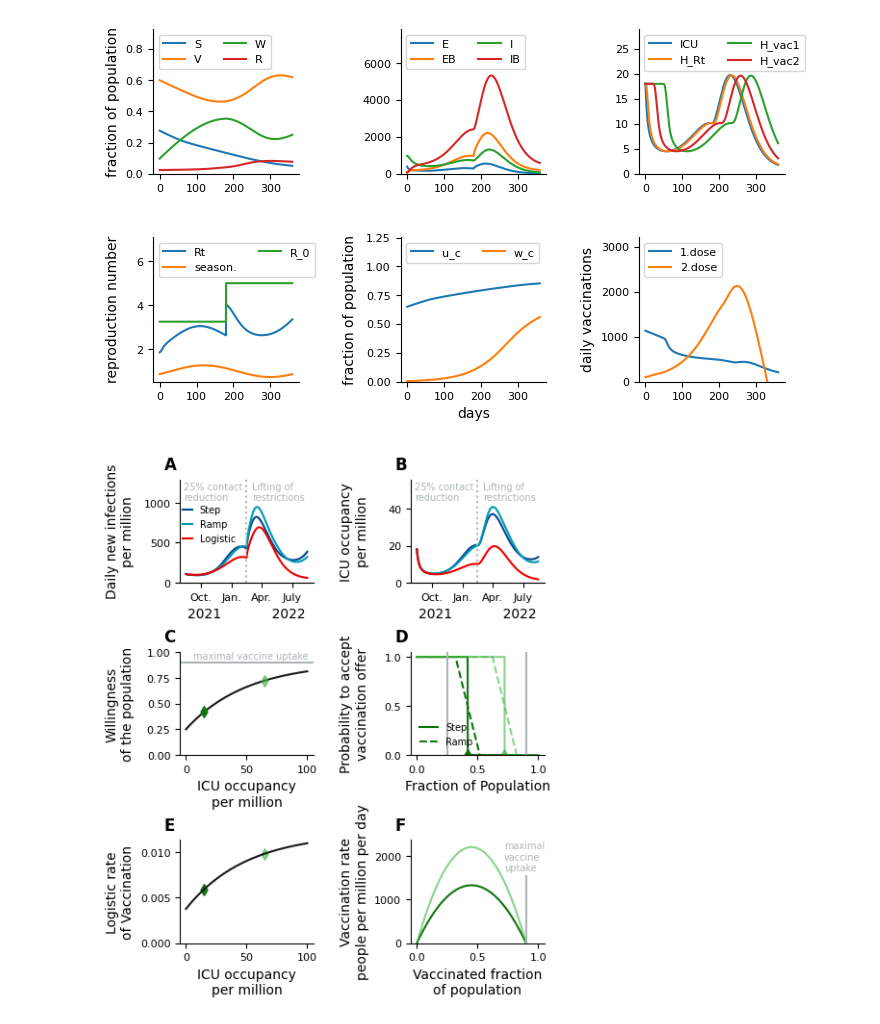
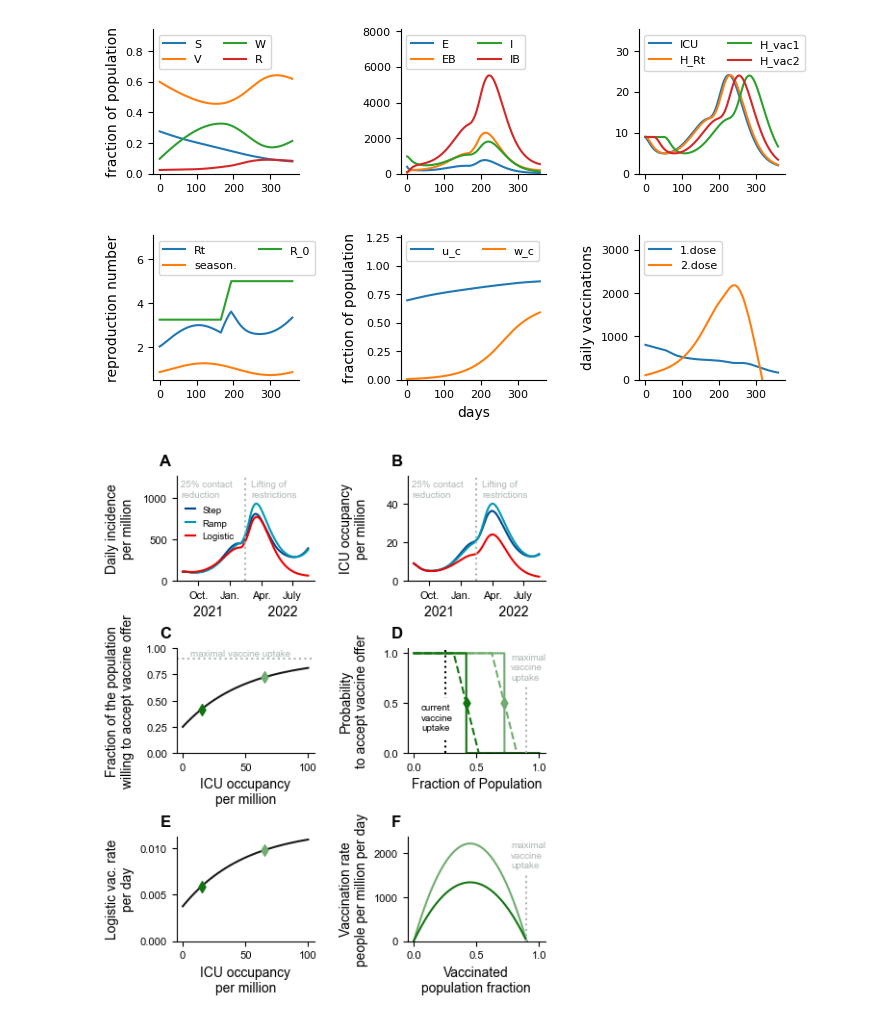
Before and after one commit to Priesemann-Group/covid19_winter_dilemma, a Jupyter notebook: notebooks/model_comparison.ipynb, the cells around one changed output. Saved outputs shown, nothing was run; the diff lists cells and outputs as text; code cells hidden in the pictures.

Commit message:
figure update

```diff
--- a/notebooks/model_comparison.ipynb
+++ b/notebooks/model_comparison.ipynb
@@ -15,7 +15,10 @@ import plotting2
 import parametros
 # %%
 params_model = parametros.params.copy()
-params_model.update({'u_base':0.25})
+y0 = params_model['y0']
+y0[0]+=6
+y0[7]-=6
+params_model.update({'y0':y0, 'u_base':0.25})
 
 params_model_ramp = params_model.copy()
 params_model_logistic = params_model.copy()
@@ -41,7 +44,7 @@ plotting.overview(mR)
 # %%
 plotting2.overview(mL)
 # %% [output]
-[figure, old version]
+[figure, new version]
 # %%
 plotting.set_rcParams(arial=True)
 mpl.rcParams["legend.fontsize"] = 7
@@ -58,9 +61,10 @@ ax6 = fig.add_subplot(grid[5], sharex=ax4)
 colors = {
     'step':'#00468BFF', 'ramp':'#0099B4FF', 'log':'#ED0000FF',
     'icu':'#1B1919FF', 'icuL':'#1B191999',
-    'scen1':'#10750FFF', 'scen2':'#42B54099',
+    'scen1':'#10750FFF', 'scen2':'#70AC6FFF',
     'line':'#ADB6B6FF',
-    'vac':'#925E9FFF'
+    'vac':'black',
+#    'vac':'#925E9FFF'
 }
 
 main_colors = [colors['step'],colors['ramp'],colors['log']]
@@ -89,7 +93,7 @@ ax3.plot(x,list(map(u_w,x)), color=colors['icu'], label='1.Dose')
 #ax3.plot(x,list(map(w_w,x)), color=colors['icuL'], label='2.Dose')
 ax3.scatter(scen1,u_w(scen1), marker='d', color=colors['scen1'], zorder=2.5)
 ax3.scatter(scen2,u_w(scen2), marker='d', color=colors['scen2'], zorder=2.5)
-ax3.axhline(1-mR.chi_0, color=colors['line'])
+ax3.axhline(1-mR.chi_0, ls=':', color=colors['line'])
 
 def step(H, x):
     return 0 if x>u_w(H) else 1
@@ -100,16 +104,15 @@ def ramp(H, x):
 #   return (u_w(H) - UC/mR.M + mR.epsilon_u)/2./mR.epsilon_u * mR.Phi_0
 
 x = np.linspace(0,1,1000)
+ax4.plot(x,list(map(step, np.ones(1000)*scen2, x)), color=colors['scen2'])
+ax4.plot(x,list(map(ramp, np.ones(1000)*scen2, x)), color=colors['scen2'], ls='--')
 ax4.plot(x,list(map(step, np.ones(1000)*scen1, x)), color=colors['scen1'], label='Step')
 ax4.plot(x,list(map(ramp, np.ones(1000)*scen1, x)), color=colors['scen1'], ls='--', label='Ramp')
-ax4.plot(x,list(map(step, np.ones(1000)*scen2, x)), color=colors['scen2'])
-ax4.plot(x,list(map(ramp, np.ones(1000)*scen2, x)), color=colors['scen2'], ls='--')
-ax4.scatter(u_w(scen1),0, marker='d', color=colors['scen1'])
-ax4.scatter(u_w(scen2),0, marker='d', color=colors['scen2'])
+ax4.scatter(u_w(scen1),0.5, marker='d', color=colors['scen1'], zorder=10, clip_on=False)
+ax4.scatter(u_w(scen2),0.5, marker='d', color=colors['scen2'], zorder=10, clip_on=False)
 
-#ax4.axvline(0.45, color=colors['vac'])
-ax4.axvline(mR.u_base, color=colors['line'])
-ax4.axvline(1-mR.chi_0, color=colors['line'])
+ax4.axvline(0.25, ls=':', color=colors['vac'])
+ax4.axvline(1-mR.chi_0, ymax=0.65, ls=':', color=colors['line'])
 
 def Phi_2(H):
     r_icu = 4*mL.Phi_0/(1-mL.chi_0)*(1-np.exp(-mL.alpha_u*H))
@@ -121,29 +124,28 @@ def phi_2(H):
 x = np.linspace(0,100,1000)
 ax5.plot(x,list(map(Phi_2, x)), color=colors['icu'], label='1.Dose')
 #ax5.plot(x,list(map(phi_2, x)), color=colors['icuL'], label='2.Dose')
-ax5.scatter(scen1,Phi_2(scen1), marker='d', color=colors['scen1'])
-ax5.scatter(scen2,Phi_2(scen2), marker='d', color=colors['scen2'])
+ax5.scatter(scen1,Phi_2(scen1), marker='d', color=colors['scen1'], zorder=2.5)
+ax5.scatter(scen2,Phi_2(scen2), marker='d', color=colors['scen2'], zorder=2.5)
 
 def logistic(x, H):
     return Phi_2(H)*x*(1-x/(1-mL.chi_0))
 x = np.linspace(0,1,1000)
+ax6.plot(x, 1e6*np.array(list(map(logistic, x, np.ones(1000)*scen2))), color=colors['scen2'])
 ax6.plot(x, 1e6*np.array(list(map(logistic, x, np.ones(1000)*scen1))), color=colors['scen1'])
-ax6.plot(x, 1e6*np.array(list(map(logistic, x, np.ones(1000)*scen2))), color=colors['scen2'])
-ax6.axvline(1-mL.chi_0, ymax=0.65, color=colors['line'])
+ax6.axvline(1-mL.chi_0, ymax=0.65, ls=':', color=colors['line'])
 
 
-ax1.set_ylabel("Daily new infections\nper million")
+ax1.set_ylabel("Daily incidence\nper million")
 ax2.set_ylabel("ICU occupancy\nper million")
-ax3.set_ylabel("Willingness\nof the population")
-ax4.set_ylabel("Probability to accept\nvaccination offer")
-ax5.set_ylabel("Logistic rate\nof Vaccination")
+ax3.set_ylabel("Fraction of the population\nwilling to accept vaccine offer")
+ax4.set_ylabel("Probability\nto accept vaccine offer")
+ax5.set_ylabel("Logistic vac. rate\nper day")
 ax6.set_ylabel("Vaccination rate\npeople per million per day")
-#ax6.set_ylabel("Static logistic\nVaccination rate")
 
 ax3.set_xlabel("ICU occupancy\nper million")
 ax4.set_xlabel("Fraction of Population")
 ax5.set_xlabel("ICU occupancy\nper million")
-ax6.set_xlabel("Vaccinated fraction\nof population")
+ax6.set_xlabel("Vaccinated\npopulation fraction")
 
 ax1.set_xticks([45, 135, 45+2*90, 45+3*90])
 ax1.set_xticklabels(['Oct.','Jan.','Apr.','July'])
@@ -161,45 +163,37 @@ handles = [mpl.lines.Line2D([], [], color=colors['step'], label='Step'),
 ax1.legend(handles=handles, bbox_to_anchor=(0.48,0.3), ncol=1, frameon=False, handlelength=1.)
 #ax2.legend(handles=handles, loc='upper left', ncol=1, frameon=False, handlelength=1.)
 
 #ax3.legend(loc='lower right', ncol=1, frameon=False)
 
-ax4.legend(loc='lower left', ncol=1, frameon=False)
+#ax4.legend(loc='lower left', ncol=1, frameon=False)
 
 #ax5.legend(loc='lower right', ncol=1, frameon=False)
 
 ax1.set_ylim(0,None)
 ax2.set_ylim(0,None)
 ax3.set_ylim(0,1)
 ax4.set_ylim(0,None)
 ax5.set_ylim(0,None)
 ax6.set_ylim(0,None)
 for ax in [ax1,ax2]:
     l,u = ax.get_ylim()
     ax.set_ylim(l,u+0.3*(u-l))
     ax.text(0.54,0.8,'Lifting of\nrestrictions', size=7, color=colors['line'], transform=ax.transAxes)
     ax.text(0.03,0.8,'25% contact\nreduction', size=7, color=colors['line'], transform=ax.transAxes)
 
+
 ax3.text(0.1,0.93,'maximal vaccine uptake', size=7, color=colors['line'], transform=ax3.transAxes)
-ax6.text(0.7,0.7,'maximal\nvaccine\nuptake', size=7, color=colors['line'], transform=ax6.transAxes)
+ax4.text(0.1,0.22,'current\nvaccine\nuptake', size=7, color=colors['vac'], transform=ax4.transAxes,
+         backgroundcolor='#FFFFFFFF')
+ax4.text(0.75,0.7,'maximal\nvaccine\nuptake', size=7, color=colors['line'], transform=ax4.transAxes)
+ax6.text(0.75,0.7,'maximal\nvaccine\nuptake', size=7, color=colors['line'], transform=ax6.transAxes)
 
 for ax, label in zip([ax1,ax2,ax3,ax4,ax5,ax6], ['A','B','C','D','E','F']):
     ax.text(-.12,1.1,label, size=12, weight='bold', color='black', transform=ax.transAxes)
 
 fig.align_ylabels()
 
-hline1 = 0.345
-hline2 = 0.685
-
-#rect1 = mpl.patches.Rectangle(
-#    (0.0, hline1), 1.0, hline2-hline1, transform=fig.transFigure,
-#    fill=True, color=colors['step'], alpha=0.1, zorder=-10)
-#rect2 = mpl.patches.Rectangle(
-#    (0.0, 0.0), 1.0, hline1, transform=fig.transFigure,
-#    fill=True, color=colors['log'], alpha=0.1, zorder=-10)
-#fig.patches.append(rect1)
-#fig.patches.append(rect2)
-
 plt.show()
 fig.savefig("./figures/model_comparison.pdf")
 # %% [output]
-[figure, old version]
+[figure, new version]
```
Also changed, not shown: parts of 3 cells of this notebook, 15 other files.
